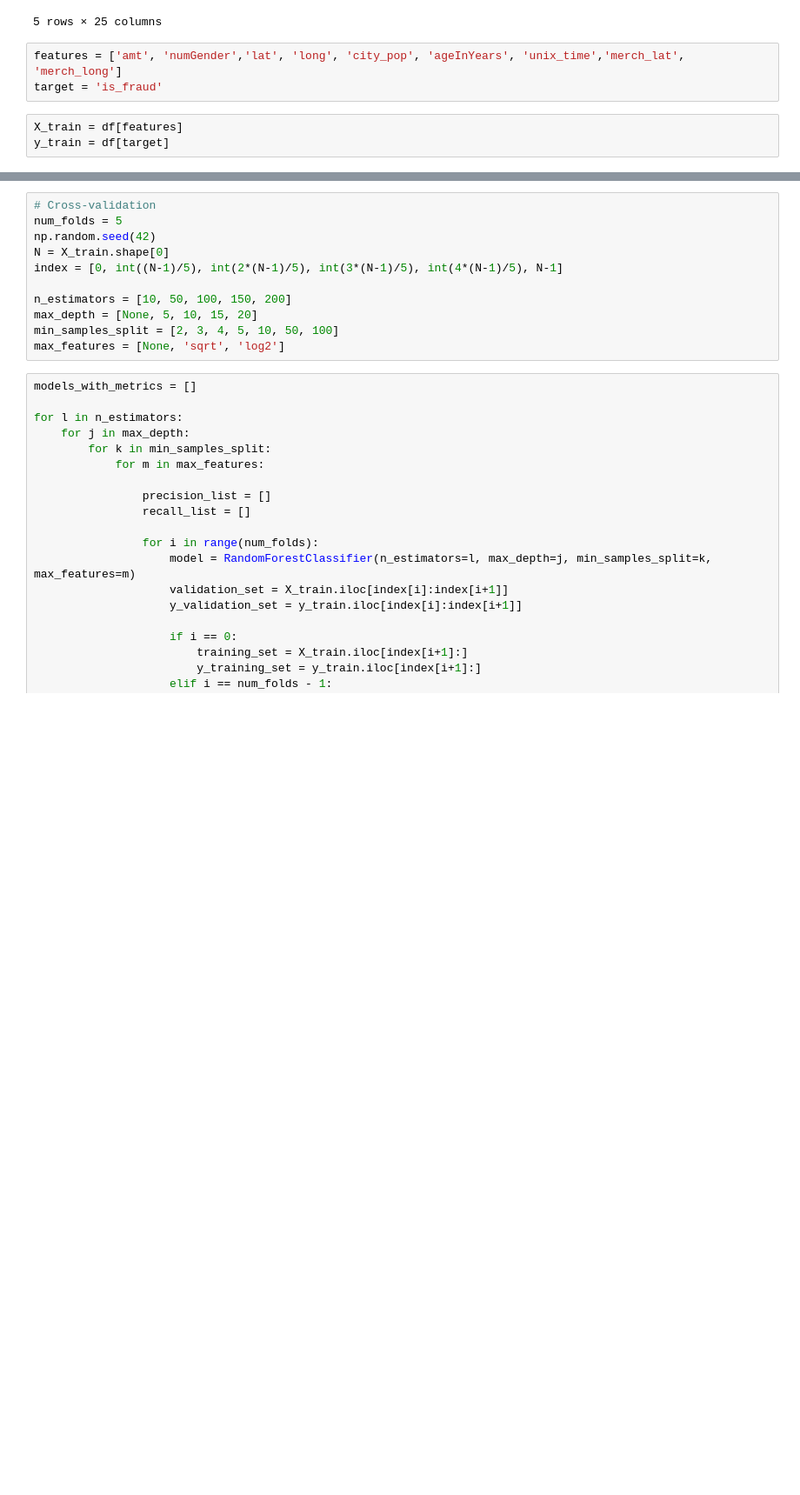
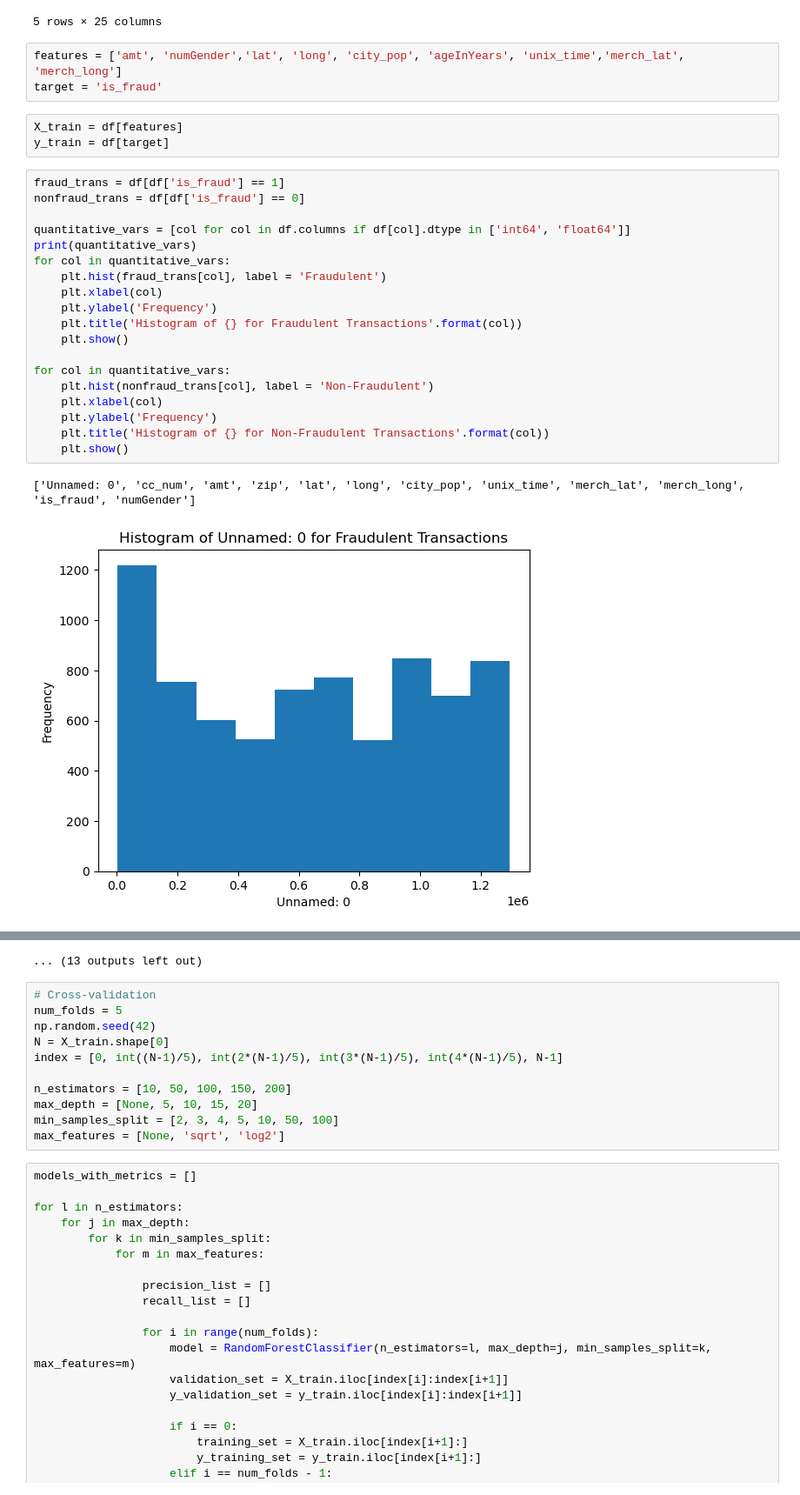
Before and after one commit to JayantDeveloper/creditcardfraud-jay, a Jupyter notebook: Credit Card Simulated Dataset.ipynb, the cells around one changed output, grey strips where cells are left out. Shown: that part at 87% size. Saved outputs shown, nothing was run; the diff lists cells and outputs as text; blank space fills up the shorter version.

```diff
--- a/Credit Card Simulated Dataset.ipynb
+++ b/Credit Card Simulated Dataset.ipynb
@@ -77,3 +72,25 @@ target = 'is_fraud'
 # %%
 X_train = df[features]
 y_train = df[target]
+# %%
+fraud_trans = df[df['is_fraud'] == 1]
+nonfraud_trans = df[df['is_fraud'] == 0]
+
+quantitative_vars = [col for col in df.columns if df[col].dtype in ['int64', 'float64']]
+print(quantitative_vars)
+for col in quantitative_vars:
+    plt.hist(fraud_trans[col], label = 'Fraudulent')
+    plt.xlabel(col)
+    plt.ylabel('Frequency')
+    plt.title('Histogram of {} for Fraudulent Transactions'.format(col))
+    plt.show()
+
+for col in quantitative_vars:
+    plt.hist(nonfraud_trans[col], label = 'Non-Fraudulent')
+    plt.xlabel(col)
+    plt.ylabel('Frequency')
+    plt.title('Histogram of {} for Non-Fraudulent Transactions'.format(col))
+    plt.show()
+# %% [output]
+['Unnamed: 0', 'cc_num', 'amt', 'zip', 'lat', 'long', 'city_pop', 'unix_time', 'merch_lat', 'merch_long', 'is_fraud', 'numGender']
+[figure, added]
@@ -80,3 +107,4 @@ y_train = df[target]
+... (13 outputs left out)
 # %%
 # Cross-validation
 num_folds = 5
```
Also changed, not shown: parts of 8 cells of this notebook.
